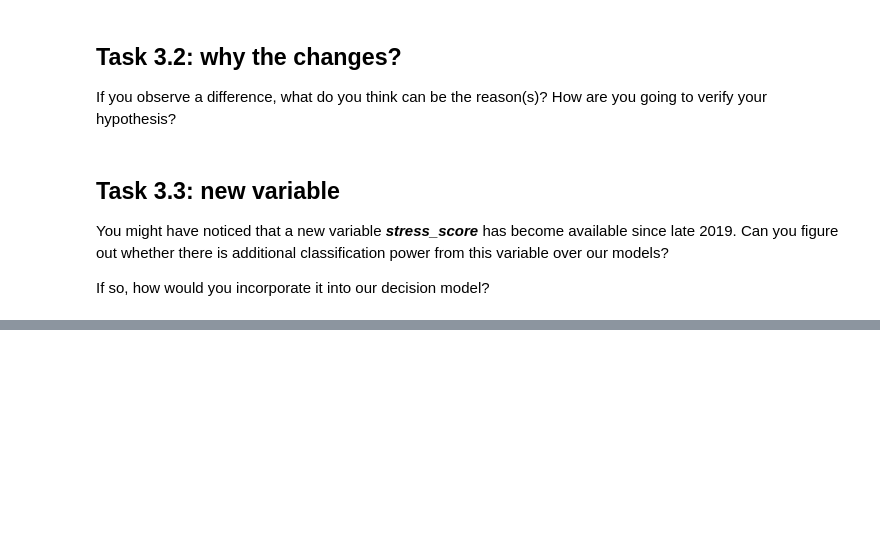
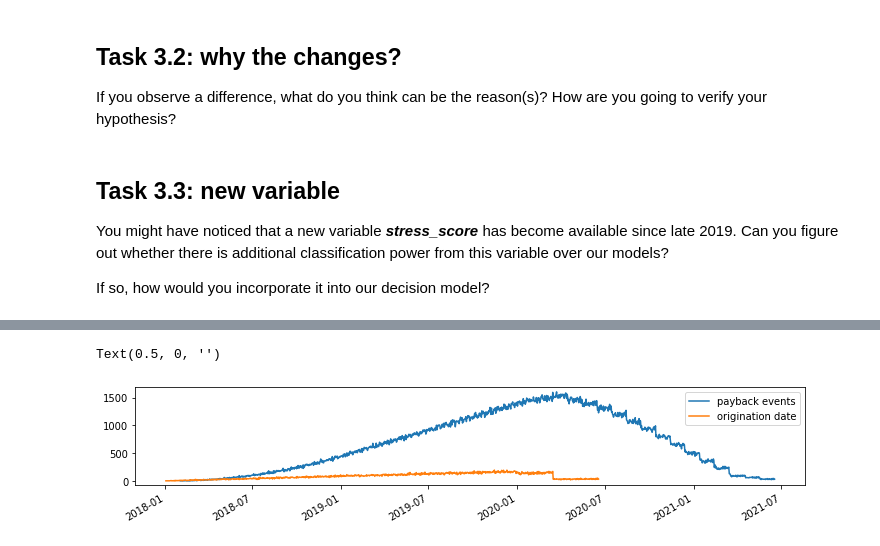
Before and after one commit to FelixHoeschle/m_take_home, a Jupyter notebook: felix_hoschle_take_home.ipynb, the cells around one changed output, grey strips where cells are left out. Drawn from its saved outputs; the diff is of its cells as text; code cells hidden in the pictures; blank space fills up the shorter version.

```diff
--- a/felix_hoschle_take_home.ipynb
+++ b/felix_hoschle_take_home.ipynb
@@ -148,0 +102,3 @@ mo_date_agg.plot()
+# %%
+mo_df = pd.read_csv("./data/monthly_outcome.csv")
+ap_df = pd.read_csv("./data/application.csv")
@@ -148,0 +154,15 @@ mo_date_agg.plot()
+# %%
+# convert date columns to datetime and plot
+mo_df["date"] = pd.to_datetime(mo_df["date"])
+ap_df["origination_date"] = pd.to_datetime(ap_df["origination_date"])
+
+plt.figure(figsize=(12,2))
+
+mo_df.groupby("date").size().plot()
+ap_df.groupby("origination_date").size().plot()
+
+plt.legend(["payback events", "origination date"])
+plt.xlabel("")
+# %% [output]
+Text(0.5, 0, '')
+[figure, added]
```
Also changed, not shown: parts of 15 cells of this notebook.
